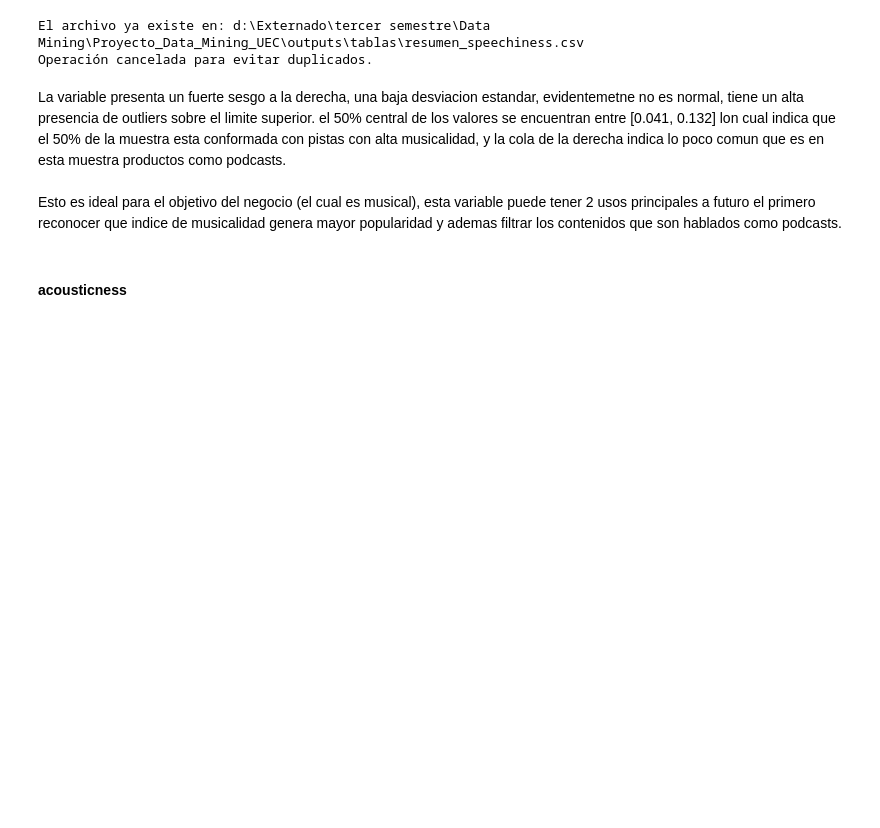
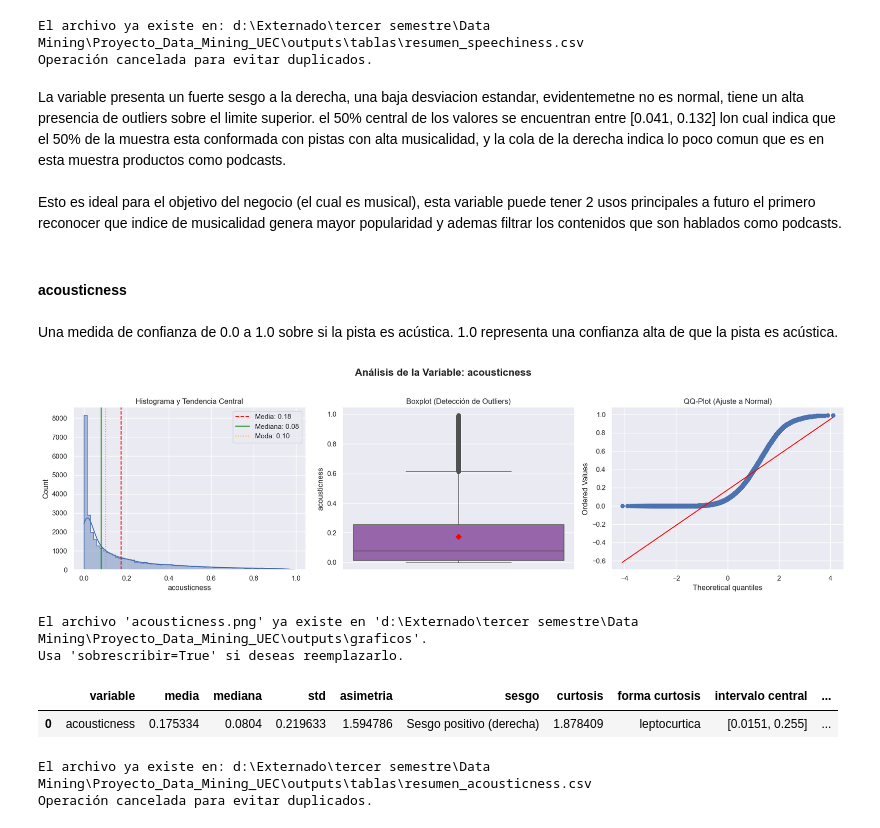
Before and after one commit to juanpablocarrillohortua/Proyecto_Data_Mining_UEC, a Jupyter notebook: notebooks/EDA_&_1st_part_notebook.ipynb, the cells around one changed output. Saved outputs shown, nothing was run; the diff lists cells and outputs as text; code cells hidden in the pictures; blank space fills up the shorter version.

```diff
--- a/notebooks/EDA_&_1st_part_notebook.ipynb
+++ b/notebooks/EDA_&_1st_part_notebook.ipynb
@@ -597,3 +598,25 @@ el 50% central de los valores se encuentran entre [0.041, 0.132] lon cual indica
 Esto es ideal para el objetivo del negocio (el cual es musical), esta variable puede tener 2 usos principales a futuro el primero reconocer que indice de musicalidad genera mayor popularidad y ademas filtrar los contenidos que son hablados como podcasts.
 # %% [markdown]
 #### acousticness
+# %% [markdown]
+Una medida de confianza de 0.0 a 1.0 sobre si la pista es acústica. 1.0 representa una confianza alta de que la pista es acústica.
+# %%
+graficas.graficos_continuos(df, "acousticness")
+# %% [output]
+[figure, added]
+# %%
+graficas.guardar_grafico("acousticness")
+# %% [output]
+El archivo 'acousticness.png' ya existe en 'd:\Externado\tercer semestre\Data Mining\Proyecto_Data_Mining_UEC\outputs\graficos'.
+Usa 'sobrescribir=True' si deseas reemplazarlo.
+# %%
+resumen_acousticness = resumen_numerico('acousticness', screen= False)
+resumen_acousticness
+# %% [output]
+|  | variable | media | mediana | std | asimetria | sesgo | curtosis | forma curtosis | intervalo central | ... |
+| 0 | acousticness | 0.175334 | 0.0804 | 0.219633 | 1.594786 | Sesgo positivo (derecha) | 1.878409 | leptocurtica | [0.0151, 0.255] | ... |
+# %%
+saver.guardar_csv(resumen_acousticness, "resumen_acousticness.csv")
+# %% [output]
+El archivo ya existe en: d:\Externado\tercer semestre\Data Mining\Proyecto_Data_Mining_UEC\outputs\tablas\resumen_acousticness.csv
+Operación cancelada para evitar duplicados.
```
Also changed, not shown: parts of 31 cells of this notebook, 8 other files.
